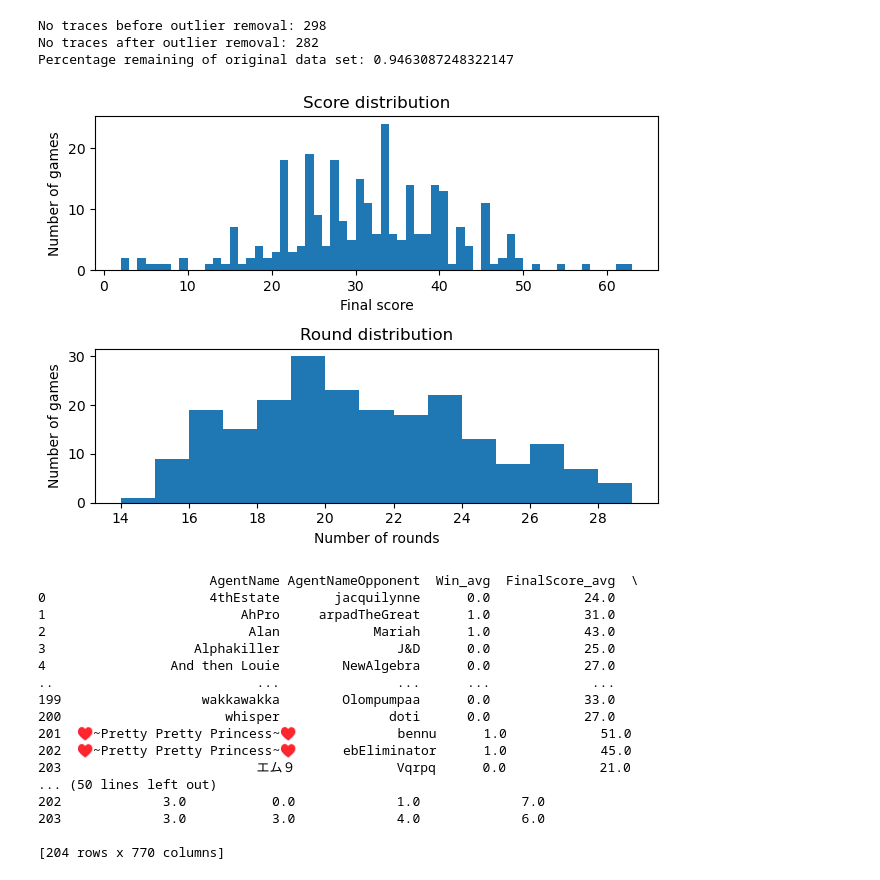
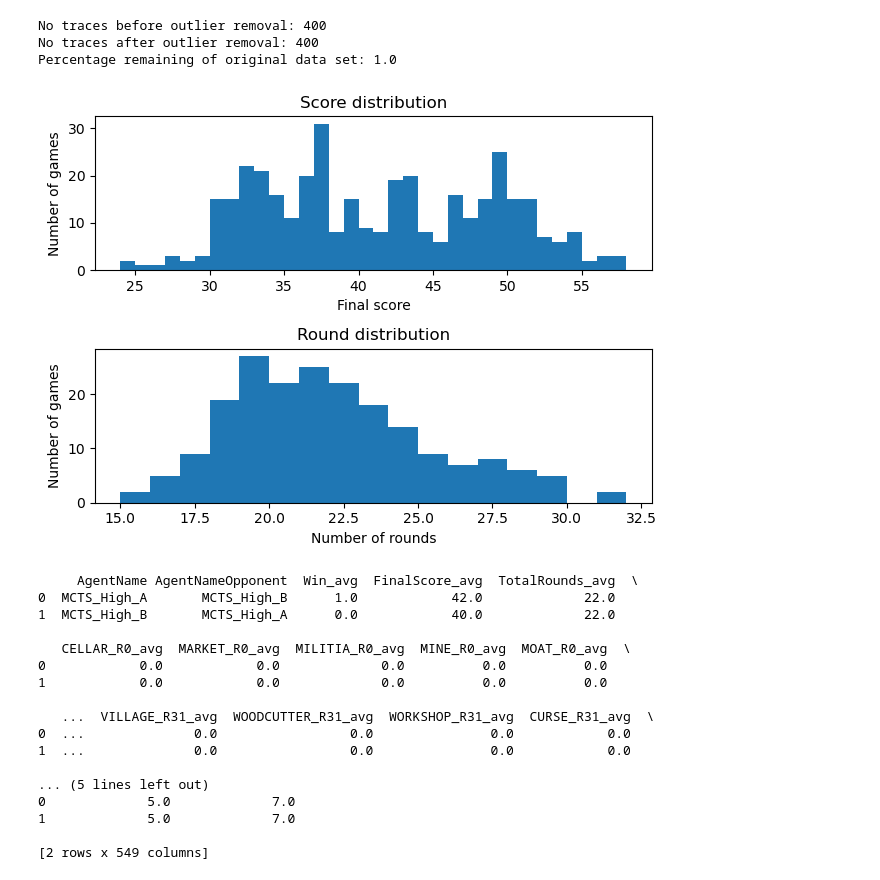
Before and after one commit to owenant/DominionPlayTraceClustering, a Jupyter notebook: PlayTraceAnalysisFromTAGOrPlayerLogs_Kmeans.ipynb, the cells around one changed output. Drawn from its saved outputs; the diff is of its cells as text; code cells hidden in the pictures.

```diff
--- a/PlayTraceAnalysisFromTAGOrPlayerLogs_Kmeans.ipynb
+++ b/PlayTraceAnalysisFromTAGOrPlayerLogs_Kmeans.ipynb
@@ -14,8 +16,8 @@ import warnings
 warnings.filterwarnings('ignore')
 pd.set_option('display.max_rows', 100)
 # %%
-#data  = pd.read_csv("data/featureslogfile_Budget_500_vs_Budget_500_GPM100_FG1E_NoSelfPlay.txt", sep = '\t')
-data  = pd.read_csv("data/2Player_FG1E_Supply_AllYears_Traces.txt", sep = ' ')
+data  = pd.read_csv("data/featureslogfile_Budget_5000_vs_Budget_5000_GPM100_FG1E_NoSelfPlay.txt", sep = '\t')
+#data  = pd.read_csv("data/2Player_FG1E_Supply_AllYears_Traces.txt", sep = ' ')
 print(data)
 print(data.columns)
 # %% [output]
@@ -38,10 +40,11 @@ print(data.columns)
       dtype='object')
 # %%
 #LOGS_FROM_TAG = False #if false, logs are from parsed online player logs
-LOGS_FROM_TAG = False
+LOGS_FROM_TAG = True
 
 NOOFPLAYERS = 2 #note, keep this fixed and dont change it - we always assume there are only two players
-agents = ['MCTS_Medium_A', 'MCTS_Medium_B'] #arbitrary labels for players (whether AI based or not)
+agents = ['MCTS_High_A', 'MCTS_High_B'] #arbitrary labels for players (whether AI based or not)
+#agents = ['PlayerA', 'PlayerB']
 
 #if using TAG, parameters for round robin tournament
 games_per_matchup = 100
@@ -295,32 +303,34 @@ Max round gameID: 34
 # %%
 #remove outliers based on thresholds for score and length of game
-score_threshold = 85
-round_threshold = 30
+#score_threshold = 80
+#round_threshold = 46
+score_threshold = 300
+round_threshold = 300
 extended_traces_flat_no_outliers = extended_traces_flat[(extended_traces_flat['FinalScore'] <= score_threshold)
                                            & (extended_traces_flat['TotalRounds'] <= round_threshold)]
 #then re-plot score and round distributions
 fig, axs = plt.subplots(2, 1)
 grouped_data = extended_traces_flat_no_outliers.groupby('GameID')
 score_data = grouped_data['FinalScore'].unique().explode()
 axs[0].hist(score_data, bins=np.arange(score_data.min(), score_data.max()+1))
 axs[0].set_xlabel('Final score')
 axs[0].set_ylabel('Number of games')
 axs[0].set_title('Score distribution')
 round_data = grouped_data['TotalRounds'].unique().explode()
 axs[1].hist(round_data, bins=np.arange(round_data.min(), round_data.max()+1))
 axs[1].set_xlabel('Number of rounds')
 axs[1].set_ylabel('Number of games')
 axs[1].set_title('Round distribution')
 fig.tight_layout()
 
 print("No traces before outlier removal: " + str(len(extended_traces_flat)))
 print("No traces after outlier removal: " + str(len(extended_traces_flat_no_outliers)))
 print("Percentage remaining of original data set: " + str(len(extended_traces_flat_no_outliers)/(1.0*len(extended_traces_flat))))
 # %% [output]
-No traces before outlier removal: 298
-No traces after outlier removal: 282
-Percentage remaining of original data set: 0.9463087248322147
+No traces before outlier removal: 400
+No traces after outlier removal: 400
+Percentage remaining of original data set: 1.0
-[figure, old version]
+[figure, new version]
 # %%
 #next we compute the average traces for each combination of players and opponents, this
 #allows us to compare to the centroids computed by k-means clustering (note this is only
@@ -333,23 +343,23 @@ new_col_names = {old_col: old_col + '_avg' for old_col in average_traces.columns
 average_traces.rename(columns = new_col_names, inplace = True)
 print(average_traces)
 # %% [output]
-                      AgentName AgentNameOpponent  Win_avg  FinalScore_avg  \
-0                     4thEstate       jacquilynne      0.0            24.0
-1                         AhPro     arpadTheGreat      1.0            31.0
-2                          Alan            Mariah      1.0            43.0
-3                   Alphakiller               J&D      0.0            25.0
-4                And then Louie        NewAlgebra      0.0            27.0
-..                          ...               ...      ...             ...
-199                  wakkawakka        Olompumpaa      0.0            33.0
-200                     whisper              doti      0.0            27.0
-201  ♥~Pretty Pretty Princess~♥             bennu      1.0            51.0
-202  ♥~Pretty Pretty Princess~♥      ebEliminator      1.0            45.0
-203                         エム９             Vqrpq      0.0            21.0
-... (50 lines left out)
-202             3.0           0.0             1.0             7.0
-203             3.0           3.0             4.0             6.0
+     AgentName AgentNameOpponent  Win_avg  FinalScore_avg  TotalRounds_avg  \
+0  MCTS_High_A       MCTS_High_B      1.0            42.0             22.0
+1  MCTS_High_B       MCTS_High_A      0.0            40.0             22.0
 
-[204 rows x 770 columns]
+   CELLAR_R0_avg  MARKET_R0_avg  MILITIA_R0_avg  MINE_R0_avg  MOAT_R0_avg  \
+0            0.0            0.0             0.0          0.0          0.0
+1            0.0            0.0             0.0          0.0          0.0
+
+   ...  VILLAGE_R31_avg  WOODCUTTER_R31_avg  WORKSHOP_R31_avg  CURSE_R31_avg  \
+0  ...              0.0                 0.0               0.0            0.0
+1  ...              0.0                 0.0               0.0            0.0
+
+... (5 lines left out)
+0             5.0             7.0
+1             5.0             7.0
+
+[2 rows x 549 columns]
 # %%
 #calculate average distances and standard deviations of individual playtraces to the
 #average playtraces
```
Also changed, not shown: parts of 28 cells of this notebook.
